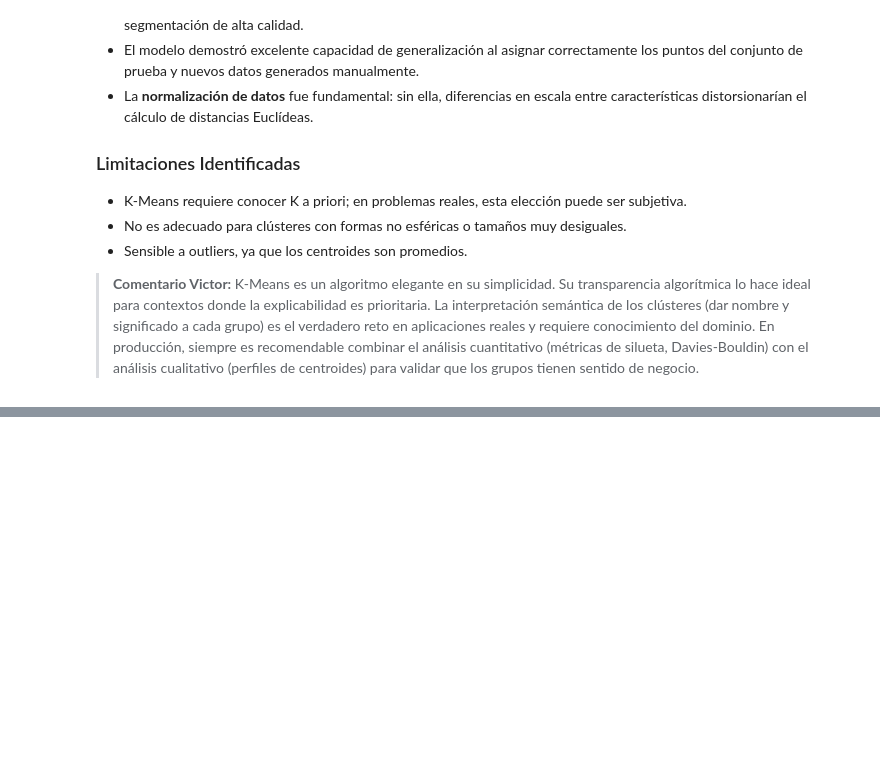
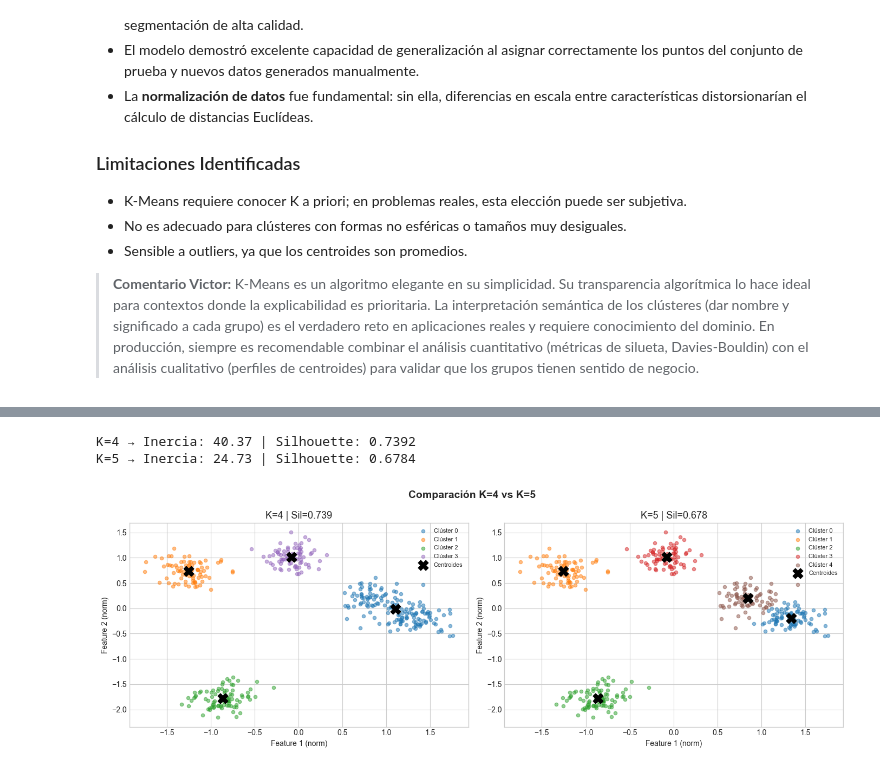
Before and after one commit to vargasmiranda-victormanuel/course-sistemas-basados-en-conocimiento, a Jupyter notebook: lecturas_machine_learning/kmeans_SBC_VictorVargas.ipynb, the cells around one changed output, grey strips where cells are left out. Saved outputs shown, nothing was run; the diff lists cells and outputs as text; code cells hidden in the pictures; blank space fills up the shorter version.

Commit message:
updated kmeans

```diff
--- a/lecturas_machine_learning/kmeans_SBC_VictorVargas.ipynb
+++ b/lecturas_machine_learning/kmeans_SBC_VictorVargas.ipynb
@@ -618,0 +775,41 @@ En este cuaderno se exploró el algoritmo **K-Means** en su doble dimensión: te
+# %%
+from sklearn.metrics import silhouette_score
+
+# MODELO K=4
+kmeans_k4 = KMeans(n_clusters=4, init='k-means++', n_init=10, max_iter=300, random_state=42)
+kmeans_k4.fit(X_train)
+labels_k4 = kmeans_k4.labels_
+
+sil_k4 = silhouette_score(X_train, labels_k4)
+sil_k5 = silhouette_score(X_train, kmeans.labels_)
+
+print(f"K=4 → Inercia: {kmeans_k4.inertia_:.2f} | Silhouette: {sil_k4:.4f}")
+print(f"K=5 → Inercia: {kmeans.inertia_:.2f} | Silhouette: {sil_k5:.4f}")
+
+# GRÁFICA COMPARATIVA
+fig, axes = plt.subplots(1, 2, figsize=(14, 5))
+colors_k4 = plt.cm.tab10(np.linspace(0, 0.4, 4))
+colors_k5 = plt.cm.tab10(np.linspace(0, 0.5, 5))
+
+for ax, labels_plot, model, k, colors_plot, title in [
+    (axes[0], labels_k4, kmeans_k4, 4, colors_k4, f'K=4 | Sil={sil_k4:.3f}'),
+    (axes[1], kmeans.labels_, kmeans, 5, colors_k5, f'K=5 | Sil={sil_k5:.3f}'),
+]:
+    for ci in range(k):
+        mask = labels_plot == ci
+        ax.scatter(X_train[mask, 0], X_train[mask, 1],
+                   color=colors_plot[ci], alpha=0.5, s=20, label=f'Clúster {ci}')
+    ax.scatter(model.cluster_centers_[:, 0], model.cluster_centers_[:, 1],
+               c='black', marker='X', s=180, zorder=5, label='Centroides')
+    ax.set_title(title, fontsize=13)
+    ax.set_xlabel('Feature 1 (norm)')
+    ax.set_ylabel('Feature 2 (norm)')
+    ax.legend(fontsize=8, loc='best')
+
+plt.suptitle('Comparación K=4 vs K=5', fontsize=14, fontweight='bold')
+plt.tight_layout()
+plt.show()
+# %% [output]
+K=4 → Inercia: 40.37 | Silhouette: 0.7392
+K=5 → Inercia: 24.73 | Silhouette: 0.6784
+[figure, added]
```
Also changed, not shown: parts of 25 cells of this notebook.
